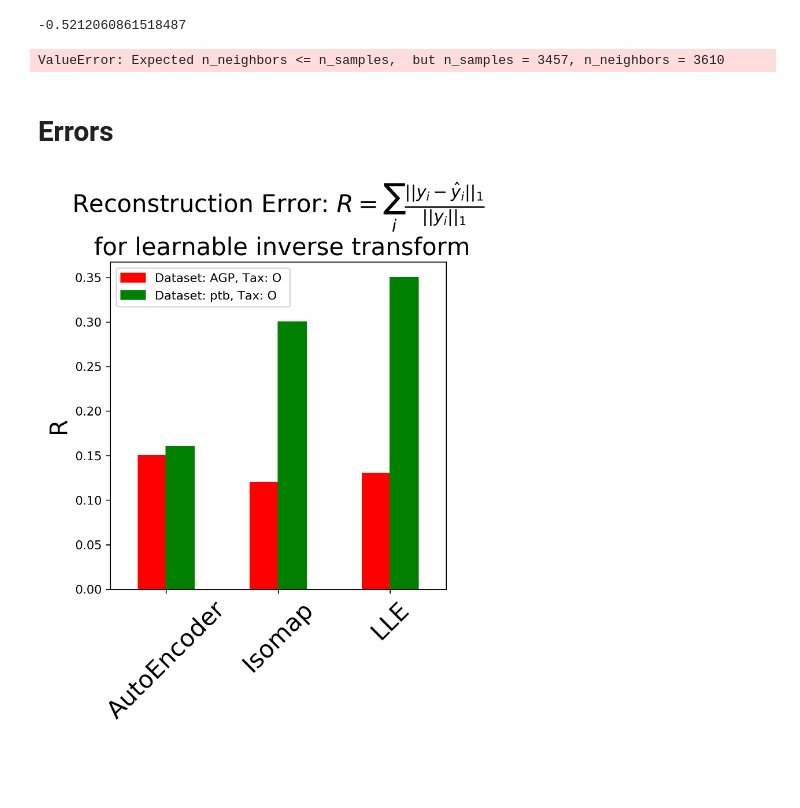
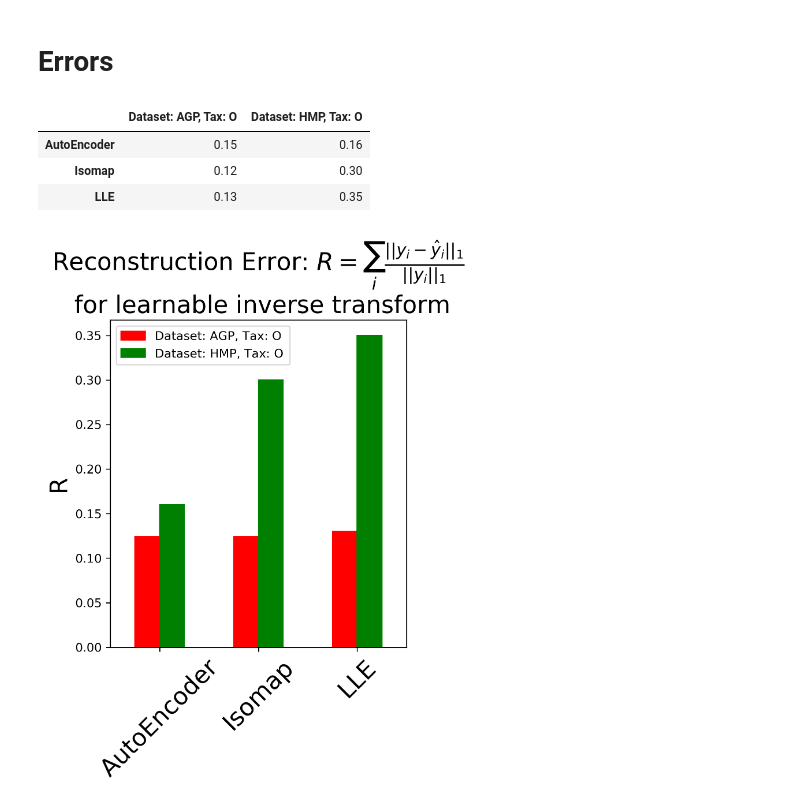
Before and after one commit to blufzzz/Skoltech-Microbiome-Project, a Jupyter notebook: Regression.ipynb, the cells around one changed output. Cells and saved outputs as stored; diff of their text form; code cells hidden in the pictures; blank space fills up the shorter version.

```diff
--- a/Regression.ipynb
+++ b/Regression.ipynb
@@ -65,36 +67,46 @@ GridSearchCV(cv=5, estimator=MultiOutputRegressor(estimator=LGBMRegressor()),
-# %%
-gs.best_score_
-# %% [output]
--0.5212060861518487
 # %%
-npr_k_range = np.arange(10,4000,200)
-nprs = Parallel(n_jobs=-1)(delayed(NPR)(data,data_trans,k) for k in tqdm_notebook(npr_k_range))
-plt.plot(nprs)
+# npr_k_range = np.arange(10,4000,200)
+# nprs = Parallel(n_jobs=-1)(delayed(NPR)(data,data_trans,k) for k in tqdm_notebook(npr_k_range))
+# plt.plot(nprs)
-# %% [output]
-ValueError: Expected n_neighbors <= n_samples,  but n_samples = 3457, n_neighbors = 3610
 # %% [markdown]
 # Errors
+# %%
+errs = {'AGP_O': {'AutoEncoder':0.124, 'Isomap':0.124, 'LLE':0.13},
+       'HMP_O': {'AutoEncoder':0.16, 'Isomap':0.28, 'LLE':0.3}}
+#         'AGP_F': {'AutoEncoder':0.2, 'Isomap':0.28, 'LLE':0.28},
+#        'HMP_F': {'AutoEncoder':0.16, 'Isomap':0.3, 'LLE':0.53},
+#        'AGP_G': {'AutoEncoder':0.25, 'Isomap':0.32, 'LLE':0.33},
+#        'HMP_G': {'AutoEncoder':0.16, 'Isomap':0.3, 'LLE':0.48}}
+# %%
+errs_dict
+# %% [output]
+|  | Dataset: AGP, Tax: O | Dataset: HMP, Tax: O |
+| AutoEncoder | 0.15 | 0.16 |
+| Isomap | 0.12 | 0.30 |
+| LLE | 0.13 | 0.35 |
 # %%
-fig = plt.figure(figsize=(5,5), dpi=300)
-ax = fig.add_subplot(1, 1, 1) # , projection='3d'
+fig = plt.figure(figsize=(15,5), dpi=300)
+for k, tax in enumerate(['O']):
+    ax = fig.add_subplot(1, 3, k+1) # , projection='3d'
 
-errs_dict = pd.DataFrame({'Dataset: AGP, Tax: O ':{'AutoEncoder':0.15, 'Isomap':0.12, 'LLE':0.13},
-            'Dataset: ptb, Tax: O':{'AutoEncoder':0.16, 'Isomap':0.3, 'LLE':0.35}})
+    errs_dict = pd.DataFrame({f'Dataset: AGP, Tax: {tax} ': errs[f'AGP_{tax}'],
+                              f'Dataset: HMP, Tax: {tax}': errs[f'HMP_{tax}']})
 
-barlist = errs_dict.plot.bar(ax=ax)
-barlist.get_children()[0].set_color('red')
-barlist.get_children()[1].set_color('red')
-barlist.get_children()[2].set_color('red')
-barlist.get_children()[3].set_color('green')
-barlist.get_children()[4].set_color('green')
-barlist.get_children()[5].set_color('green')
+    barlist = errs_dict.plot.bar(ax=ax)
+    barlist.get_children()[0].set_color('red')
+    barlist.get_children()[1].set_color('red')
+    barlist.get_children()[2].set_color('red')
+    barlist.get_children()[3].set_color('green')
+    barlist.get_children()[4].set_color('green')
+    barlist.get_children()[5].set_color('green')
 
-barlist.get_children()[-2].get_children()[0].get_children()[-1].get_children()[0].get_children()[0].get_children()[0].get_children()[0].set_color('red')
-barlist.get_children()[-2].get_children()[0].get_children()[-1].get_children()[0].get_children()[1].get_children()[0].get_children()[0].set_color('green')
+    barlist.get_children()[-2].get_children()[0].get_children()[-1].get_children()[0].get_children()[0].get_children()[0].get_children()[0].set_color('red')
+    barlist.get_children()[-2].get_children()[0].get_children()[-1].get_children()[0].get_children()[1].get_children()[0].get_children()[0].set_color('green')
 
-plt.ylabel('R', fontsize=20) # \underset{i}{\sum}
-plt.title(r'Reconstruction Error: $R = \sum_{i} \frac{||y_i - \hat{y}_i||_1}{||y_i||_1}$' + '\n for learnable inverse transform', fontsize=20)
-plt.xticks(rotation=45, fontsize=20)
+    plt.ylabel('R', fontsize=20) # \underset{i}{\sum}
+    plt.title(r'Reconstruction Error: $R = \sum_{i} \frac{||y_i - \hat{y}_i||_1}{||y_i||_1}$' + '\n for learnable inverse transform', fontsize=20)
+#     plt.title(r'Reconstruction Error: $R$', fontsize=20)
+    plt.xticks(rotation=45, fontsize=20)
 plt.show()
 # %% [output]
-[figure, old version]
+[figure, new version]
```
Also changed, not shown: parts of 4 cells of this notebook, 11 other files.
